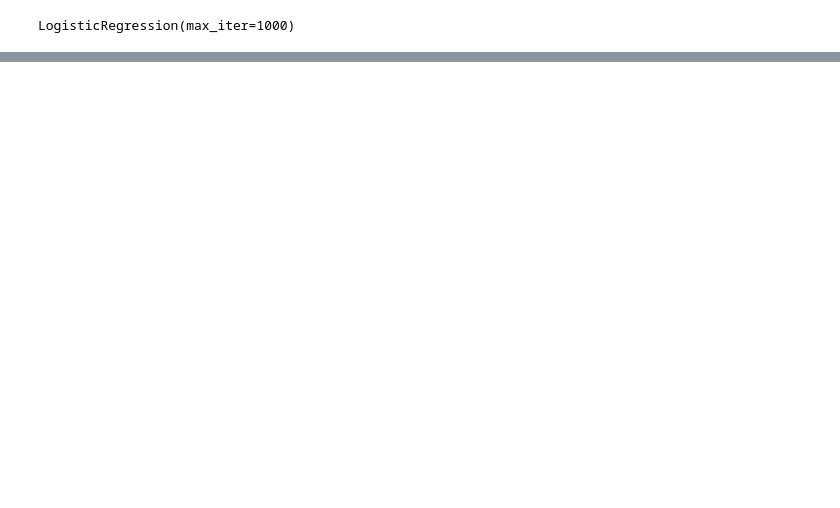
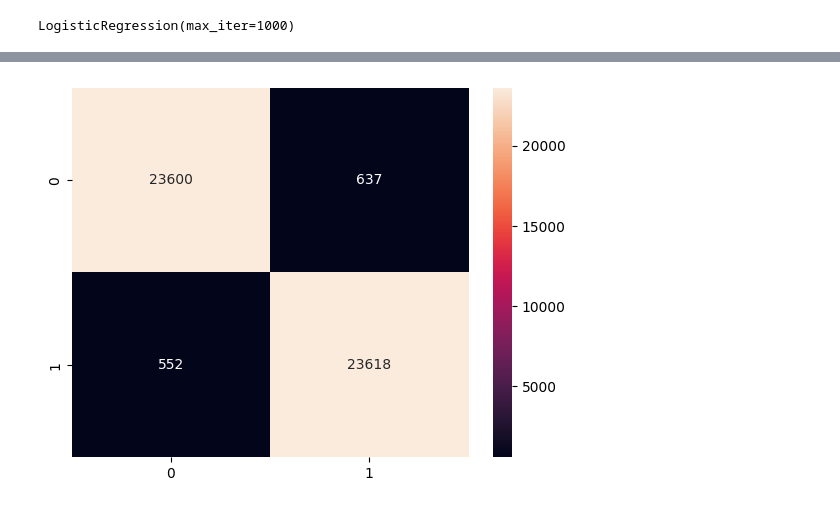
Before and after one commit to soumya-statistics-11/gdsc-drug-response-prediction, a Jupyter notebook: Untitled2.ipynb, the cells around one changed output, grey strips where cells are left out. Cells and saved outputs as stored; diff of their text form; code cells hidden in the pictures; blank space fills up the shorter version.

```diff
--- a/Untitled2.ipynb
+++ b/Untitled2.ipynb
@@ -52,8 +52,15 @@ median_ic50 = df['LN_IC50'].median()
 
 df['Response'] = (df['LN_IC50'] < median_ic50).astype(int)
 # %%
-drop=['COSMIC_ID','CELL_LINE_NAME','DRUG_ID','LN_IC50']
-df_model=df.drop(columns=drop)
+drop_cols = [
+    'COSMIC_ID',
+    'CELL_LINE_NAME',
+    'DRUG_ID',
+    'LN_IC50',
+    'AUC',
+    'Z_SCORE'
+]
+df_model=df.drop(columns=drop_cols)
 # %%
 X = df_model.drop('Response', axis=1)
 
@@ -94,0 +102,13 @@ weighted avg       0.98      0.98      0.98     48407
+# %%
+from sklearn.ensemble import RandomForestClassifier
+
+rf = RandomForestClassifier(
+    n_estimators=100,
+    random_state=42
+)
+
+rf.fit(X_train, y_train)
+
+y_pred_rf = rf.predict(X_test)
+
+print("Accuracy:", accuracy_score(y_test, y_pred_rf))
@@ -94,0 +135,8 @@ weighted avg       0.98      0.98      0.98     48407
+# %%
+from sklearn.metrics import confusion_matrix
+
+confusion_matrix(y_test, y_pred_rf)
+sns.heatmap(confusion_matrix(y_test, y_pred_rf), annot=True, fmt='d')
+plt.show()
+# %% [output]
+[figure, added]
```
Also changed, not shown: parts of 15 cells of this notebook.
